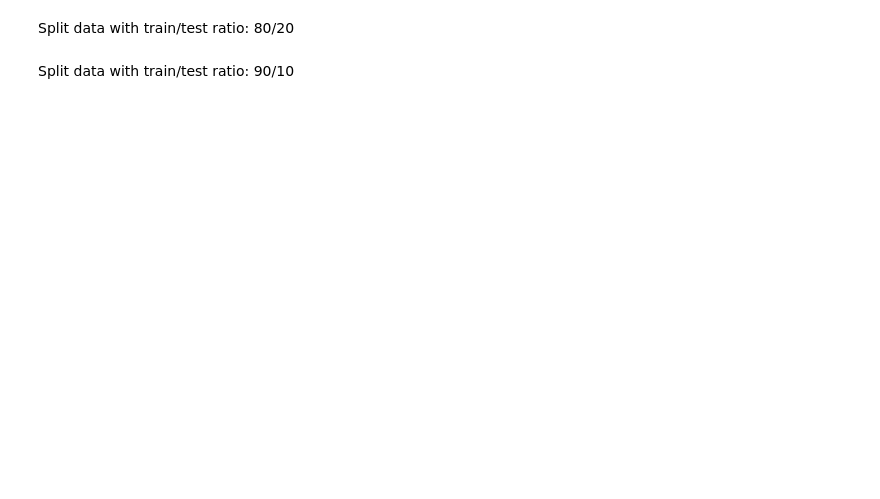
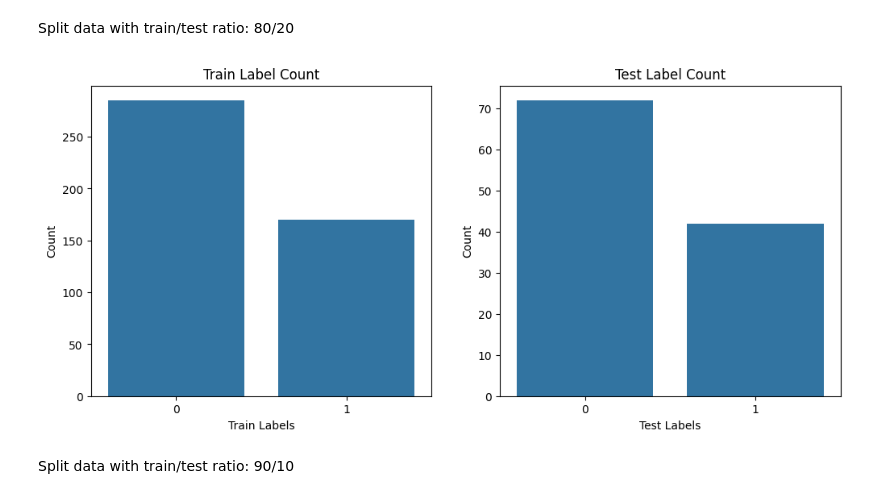
Before and after one commit to duyphuc0701/Project2-AI-Decision-Tree, a Jupyter notebook: breast_cancer/breast_cancer.ipynb, the cells around one changed output. Saved outputs shown, nothing was run; the diff lists cells and outputs as text; code cells hidden in the pictures; blank space fills up the shorter version.

```diff
--- a/breast_cancer/breast_cancer.ipynb
+++ b/breast_cancer/breast_cancer.ipynb
@@ -217,6 +228,11 @@ feature_train_2, feature_test_2, label_train_2, label_test_2 = train_test_split(
 Split data with train/test ratio: 80/20
 # %%
 feature_train_3, feature_test_3, label_train_3, label_test_3 = train_test_split(feature_df, label, test_size=0.2, random_state=0, stratify=label)
+# %%
+# Visualize the class distributions in the training set and test set
+visualize_distributions(label_train_3, label_test_3)
+# %% [output]
+[figure, added]
 # %% [markdown]
 Split data with train/test ratio: 90/10
 # %%
```
Also changed, not shown: parts of 56 cells of this notebook.
